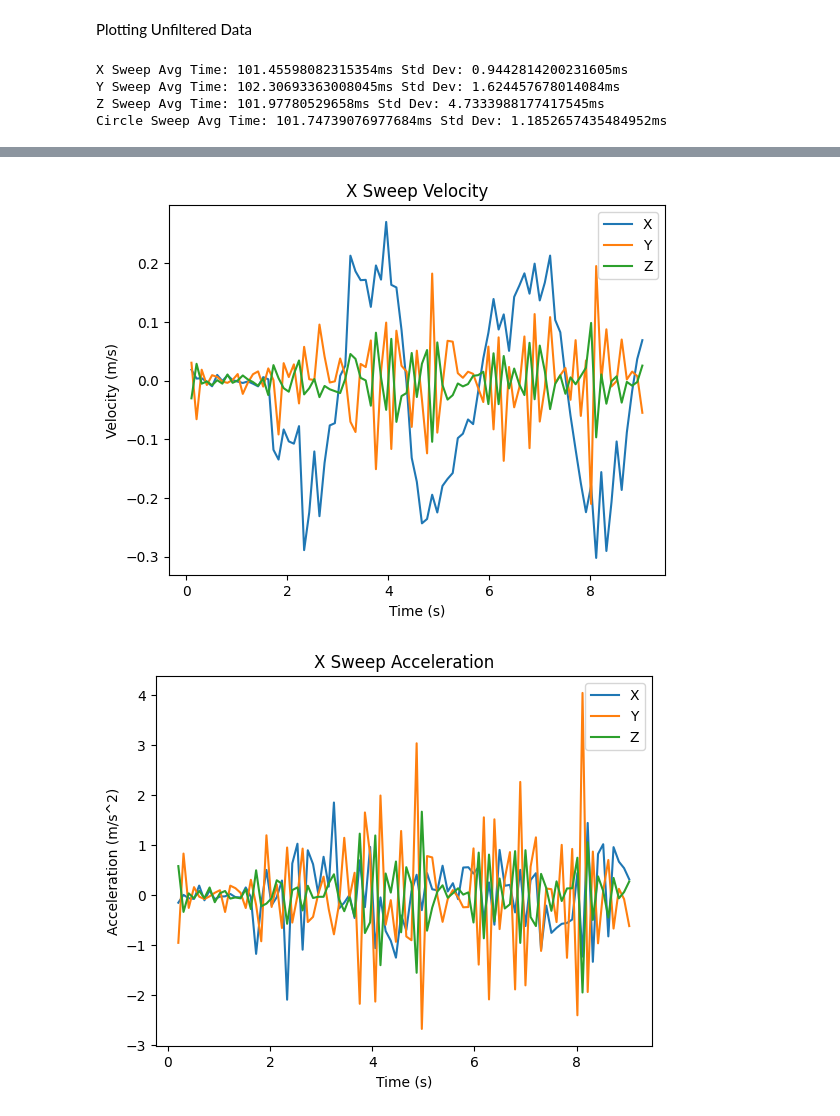
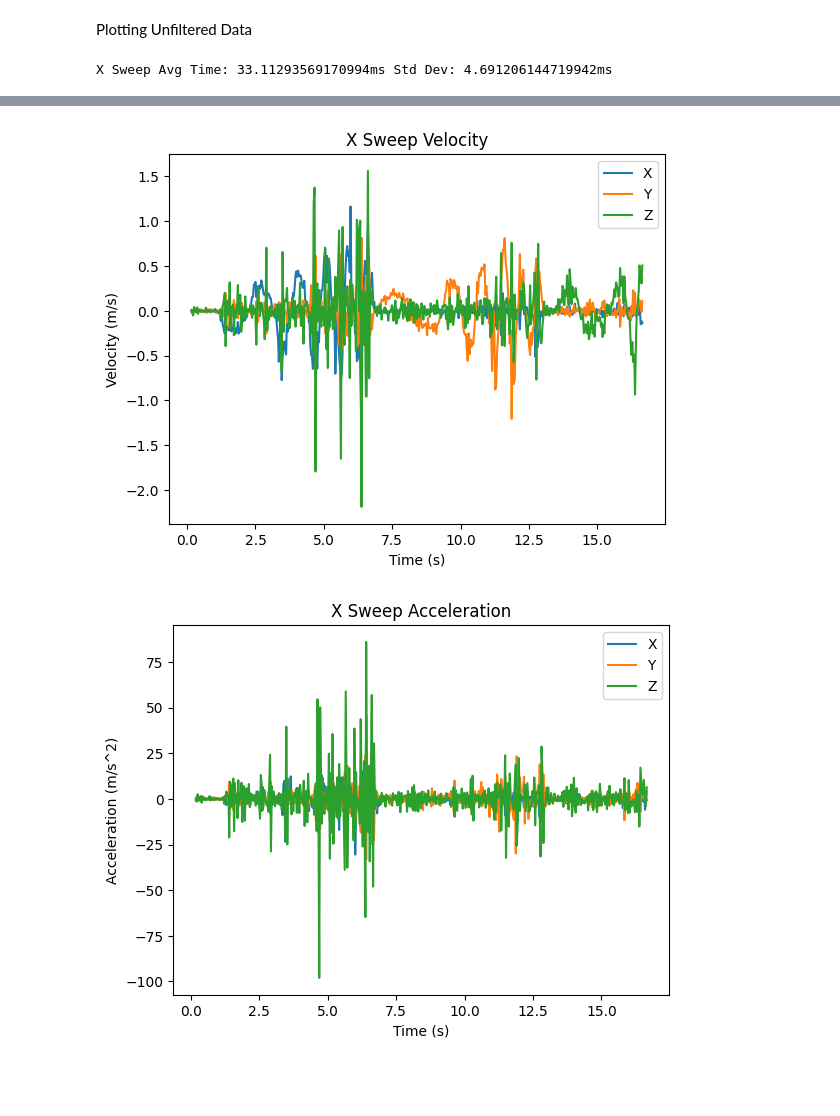
Before and after one commit to Shaquible/ENPH454-TouchProjector, a Jupyter notebook: filterTest.ipynb, the cells around one changed output, grey strips where cells are left out. Drawn from its saved outputs; the diff is of its cells as text; code cells hidden in the pictures; blank space fills up the shorter version.

```diff
--- a/filterTest.ipynb
+++ b/filterTest.ipynb
@@ -5,10 +5,8 @@ import numpy as np
 import pandas as pd
 import matplotlib.pyplot as plt
 # %%
-xTestDF = pd.read_csv('xSweep.csv')
-yTestDF = pd.read_csv('ySweep.csv')
-zTestDF = pd.read_csv('zSweep.csv')
-circleTest = pd.read_csv('circle.csv')
+xTestDF = pd.read_csv('dataCapture.csv')
+
 
 def plotData(df, title):
     times = df['Time'] - df['Time'][0]
@@ -54,16 +52,8 @@ def calcTimes(df, title):
     print(title + " Avg Time: " + str(np.mean(frameTimes)) + "ms" + " Std Dev: " + str(np.std(frameTimes)) + "ms")
 
 calcTimes(xTestDF, 'X Sweep')
-calcTimes(yTestDF, 'Y Sweep')
-calcTimes(zTestDF, 'Z Sweep')
-calcTimes(circleTest, 'Circle Sweep')
+
 
 plotData(xTestDF, 'X Sweep')
-plotData(yTestDF, 'Y Sweep')
-plotData(zTestDF, 'Z Sweep')
-plotData(circleTest, 'Circle Sweep')
 # %% [output]
-X Sweep Avg Time: 101.45598082315354ms Std Dev: 0.9442814200231605ms
-Y Sweep Avg Time: 102.30693363008045ms Std Dev: 1.624457678014084ms
-Z Sweep Avg Time: 101.97780529658ms Std Dev: 4.7333988177417545ms
-Circle Sweep Avg Time: 101.74739076977684ms Std Dev: 1.1852657435484952ms
+X Sweep Avg Time: 33.11293569170994ms Std Dev: 4.691206144719942ms
@@ -71,2 +61,2 @@ Circle Sweep Avg Time: 101.74739076977684ms Std Dev: 1.1852657435484952ms
-[figure, old version]
+[figure, new version]
-[figure, old version]
+[figure, new version]
```
Also changed, not shown: parts of 3 cells of this notebook, 4 other files.
